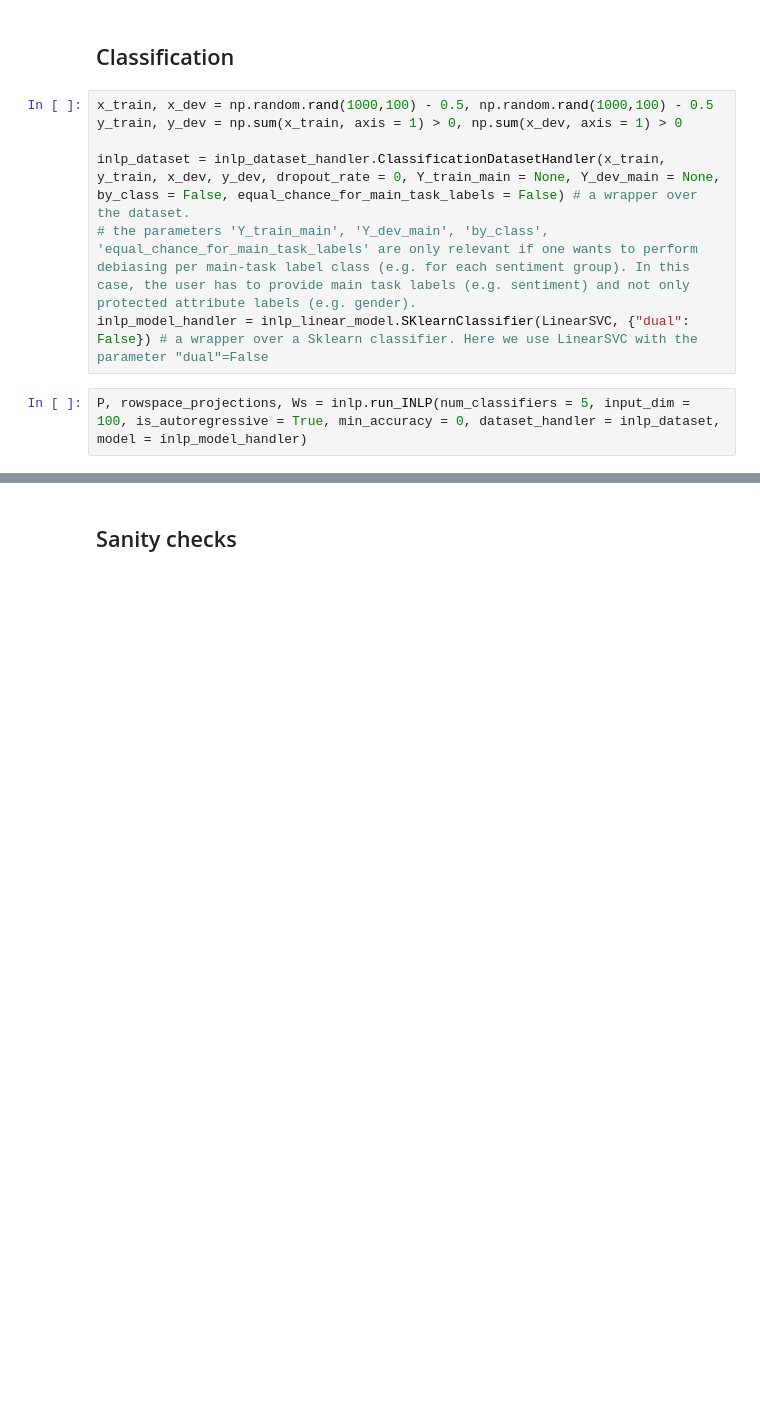
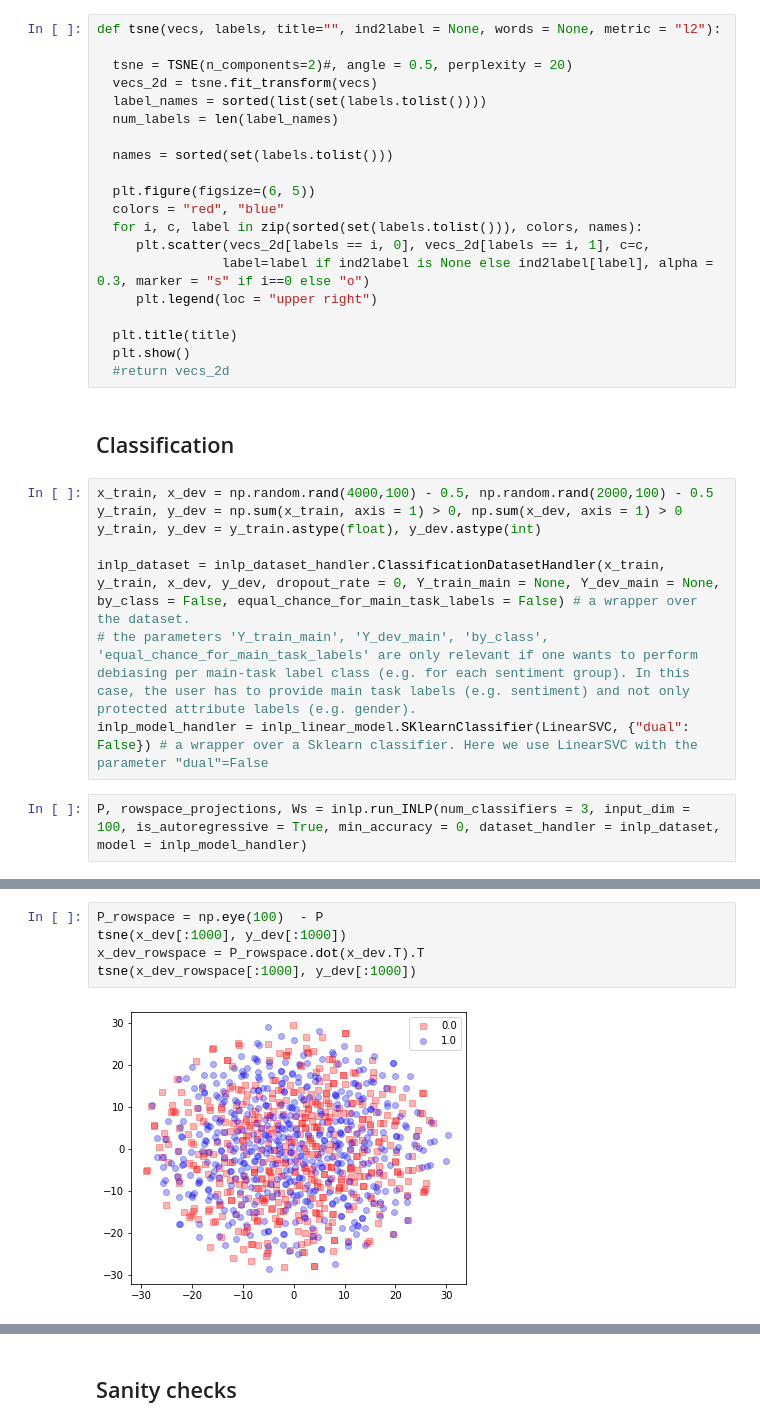
Before and after one commit to shauli-ravfogel/nullspace_projection, a Jupyter notebook: src/inlp-oop/usage_example.ipynb, the cells around one changed output, grey strips where cells are left out. Saved outputs shown, nothing was run; the diff lists cells and outputs as text; blank space fills up the shorter version.

```diff
--- a/src/inlp-oop/usage_example.ipynb
+++ b/src/inlp-oop/usage_example.ipynb
@@ -16,11 +19,32 @@ import pickle
+# %%
+def tsne(vecs, labels, title="", ind2label = None, words = None, metric = "l2"):
+
+  tsne = TSNE(n_components=2)#, angle = 0.5, perplexity = 20)
+  vecs_2d = tsne.fit_transform(vecs)
+  label_names = sorted(list(set(labels.tolist())))
+  num_labels = len(label_names)
+
+  names = sorted(set(labels.tolist()))
+
+  plt.figure(figsize=(6, 5))
+  colors = "red", "blue"
+  for i, c, label in zip(sorted(set(labels.tolist())), colors, names):
+     plt.scatter(vecs_2d[labels == i, 0], vecs_2d[labels == i, 1], c=c,
+                label=label if ind2label is None else ind2label[label], alpha = 0.3, marker = "s" if i==0 else "o")
+     plt.legend(loc = "upper right")
+
+  plt.title(title)
+  plt.show()
+  #return vecs_2d
 # %% [markdown]
 ## Classification
 # %%
-x_train, x_dev = np.random.rand(1000,100) - 0.5, np.random.rand(1000,100) - 0.5
+x_train, x_dev = np.random.rand(4000,100) - 0.5, np.random.rand(2000,100) - 0.5
 y_train, y_dev = np.sum(x_train, axis = 1) > 0, np.sum(x_dev, axis = 1) > 0
+y_train, y_dev = y_train.astype(float), y_dev.astype(int)
 
 inlp_dataset = inlp_dataset_handler.ClassificationDatasetHandler(x_train, y_train, x_dev, y_dev, dropout_rate = 0, Y_train_main = None, Y_dev_main = None, by_class = False, equal_chance_for_main_task_labels = False) # a wrapper over the dataset.
 # the parameters 'Y_train_main', 'Y_dev_main', 'by_class', 'equal_chance_for_main_task_labels' are only relevant if one wants to perform debiasing per main-task label class (e.g. for each sentiment group). In this case, the user has to provide main task labels (e.g. sentiment) and not only protected attribute labels (e.g. gender).
 inlp_model_handler = inlp_linear_model.SKlearnClassifier(LinearSVC, {"dual": False}) # a wrapper over a Sklearn classifier. Here we use LinearSVC with the parameter "dual"=False
 # %%
-P, rowspace_projections, Ws = inlp.run_INLP(num_classifiers = 5, input_dim = 100, is_autoregressive = True, min_accuracy = 0, dataset_handler = inlp_dataset, model = inlp_model_handler)
+P, rowspace_projections, Ws = inlp.run_INLP(num_classifiers = 3, input_dim = 100, is_autoregressive = True, min_accuracy = 0, dataset_handler = inlp_dataset, model = inlp_model_handler)
@@ -26,0 +53,7 @@ P, rowspace_projections, Ws = inlp.run_INLP(num_classifiers = 5, input_dim = 100
+# %%
+P_rowspace = np.eye(100)  - P
+tsne(x_dev[:1000], y_dev[:1000])
+x_dev_rowspace = P_rowspace.dot(x_dev.T).T
+tsne(x_dev_rowspace[:1000], y_dev[:1000])
+# %% [output]
+[figure, added]
```
Also changed, not shown: parts of 3 cells of this notebook.
